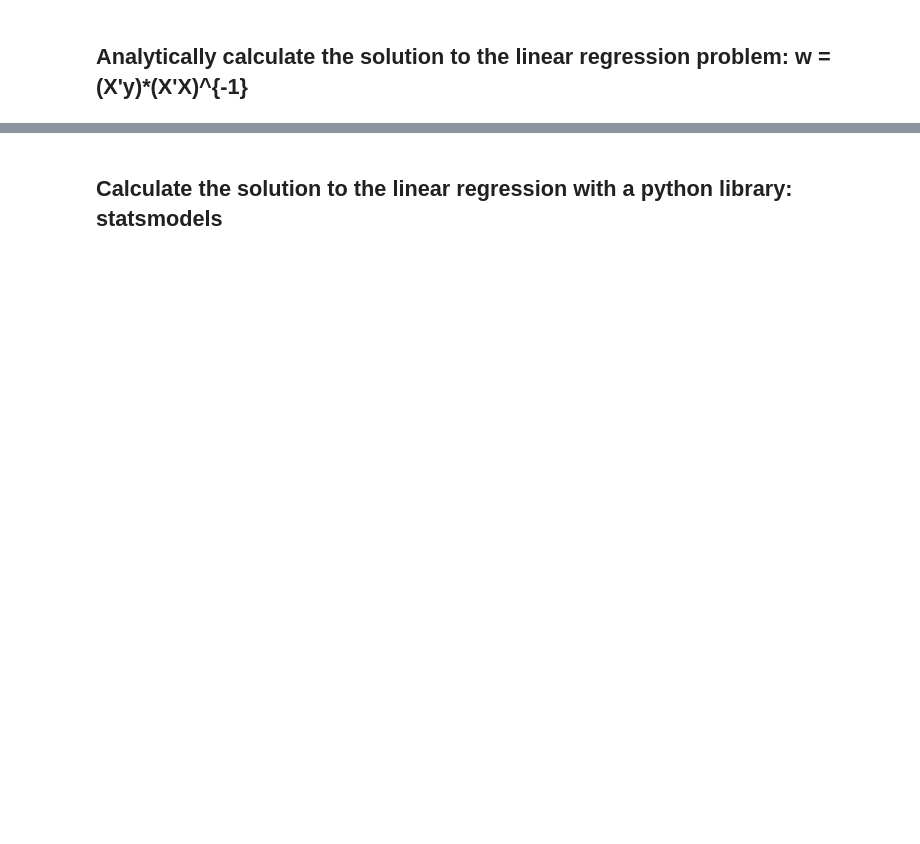
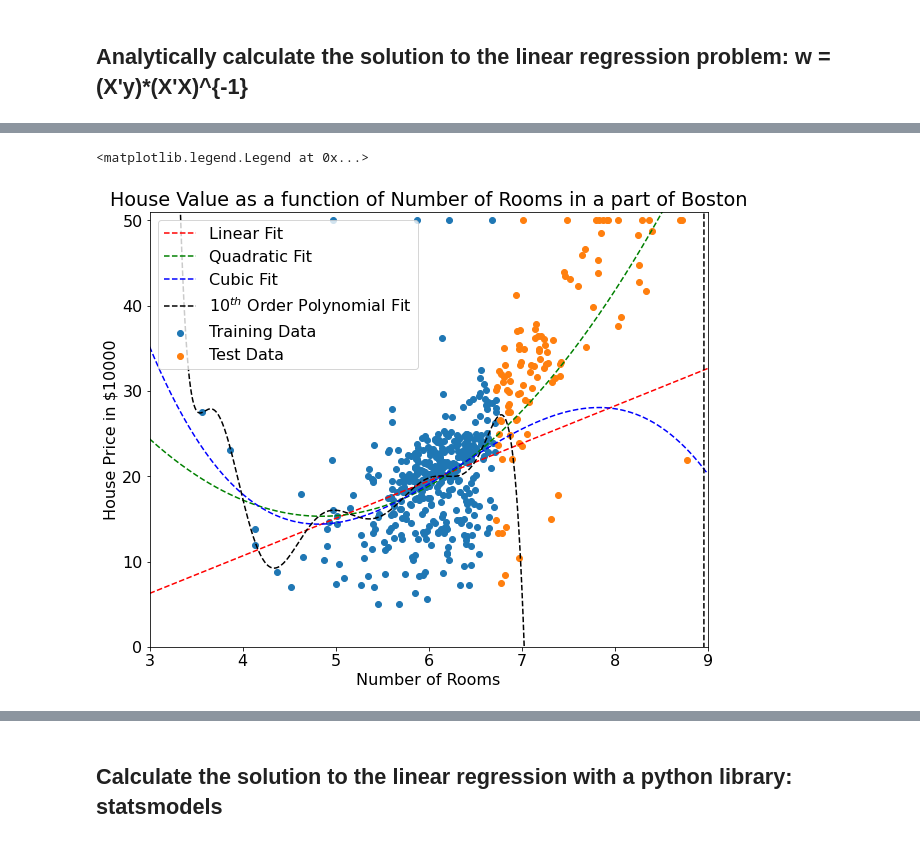
Before and after one commit to awikner/CHyPP, a Jupyter notebook: TREND_polynomial_regression.ipynb, the cells around one changed output, grey strips where cells are left out. Cells and saved outputs as stored; diff of their text form; code cells hidden in the pictures; blank space fills up the shorter version.

```diff
--- a/TREND_polynomial_regression.ipynb
+++ b/TREND_polynomial_regression.ipynb
@@ -38,4 +54,4 @@ Text(0, 0.5, 'House Price in $10000')
 # %% [markdown]
 ## Analytically calculate the solution to the linear regression problem: w = (X'y)*(X'X)^{-1}
 # %%
-w = np.dot( np.dot(X.T,y),(np.linalg.inv(np.dot(X.T, X))))
+w = np.dot( np.dot(X_train.T,y_train),(np.linalg.inv(np.dot(X_train.T, X_train))))
@@ -43,0 +60,11 @@ w = np.dot( np.dot(X.T,y),(np.linalg.inv(np.dot(X.T, X))))
+# %%
+from sklearn.preprocessing import PolynomialFeatures
+from sklearn.linear_model import LinearRegression
+
+poly2 = PolynomialFeatures(2)
+poly3 = PolynomialFeatures(3)
+poly10 = PolynomialFeatures(10)
+
+reg2 = LinearRegression().fit(poly2.fit_transform(X_train),y_train)
+reg3 = LinearRegression().fit(poly3.fit_transform(X_train),y_train)
+reg10 = LinearRegression().fit(poly10.fit_transform(X_train),y_train)
@@ -44,8 +73,24 @@ w = np.dot( np.dot(X.T,y),(np.linalg.inv(np.dot(X.T, X))))
 # %%
 Xlin = np.linspace(3, 9, 506).reshape(-1,1)
-y_pred = Xlin*w
-plt.plot(Xlin, y_pred, 'r--')
-plt.scatter(X, y)
+
+y_pred = np.dot((Xlin-X_mean),w) + y_mean
+y_pred2 = reg2.predict(poly2.fit_transform(Xlin-X_mean)) + y_mean
+y_pred3 = reg3.predict(poly3.fit_transform(Xlin-X_mean)) + y_mean
+y_pred10 = reg10.predict(poly10.fit_transform(Xlin-X_mean)) + y_mean
+
+plt.figure(num=None, figsize=(10, 8))
+plt.plot(Xlin, y_pred, 'r--',label = 'Linear Fit')
+plt.plot(Xlin, y_pred2, 'g--',label = 'Quadratic Fit')
+plt.plot(Xlin, y_pred3, 'b--',label = 'Cubic Fit')
+plt.plot(Xlin, y_pred10, 'k--',label = '$10^{th}$ Order Polynomial Fit')
+plt.scatter(X_train + X_mean, y_train + y_mean,label = 'Training Data')
+plt.scatter(X_test + X_mean, y_test + y_mean, label = 'Test Data')
 plt.title('House Value as a function of Number of Rooms in a part of Boston')
 plt.xlabel('Number of Rooms')
 plt.ylabel('House Price in $10000')
+plt.xlim((3,9))
+plt.ylim((0,51))
+plt.legend()
+# %% [output]
+<matplotlib.legend.Legend at 0x...>
+[figure, added]
```
Also changed, not shown: parts of 16 cells of this notebook.
